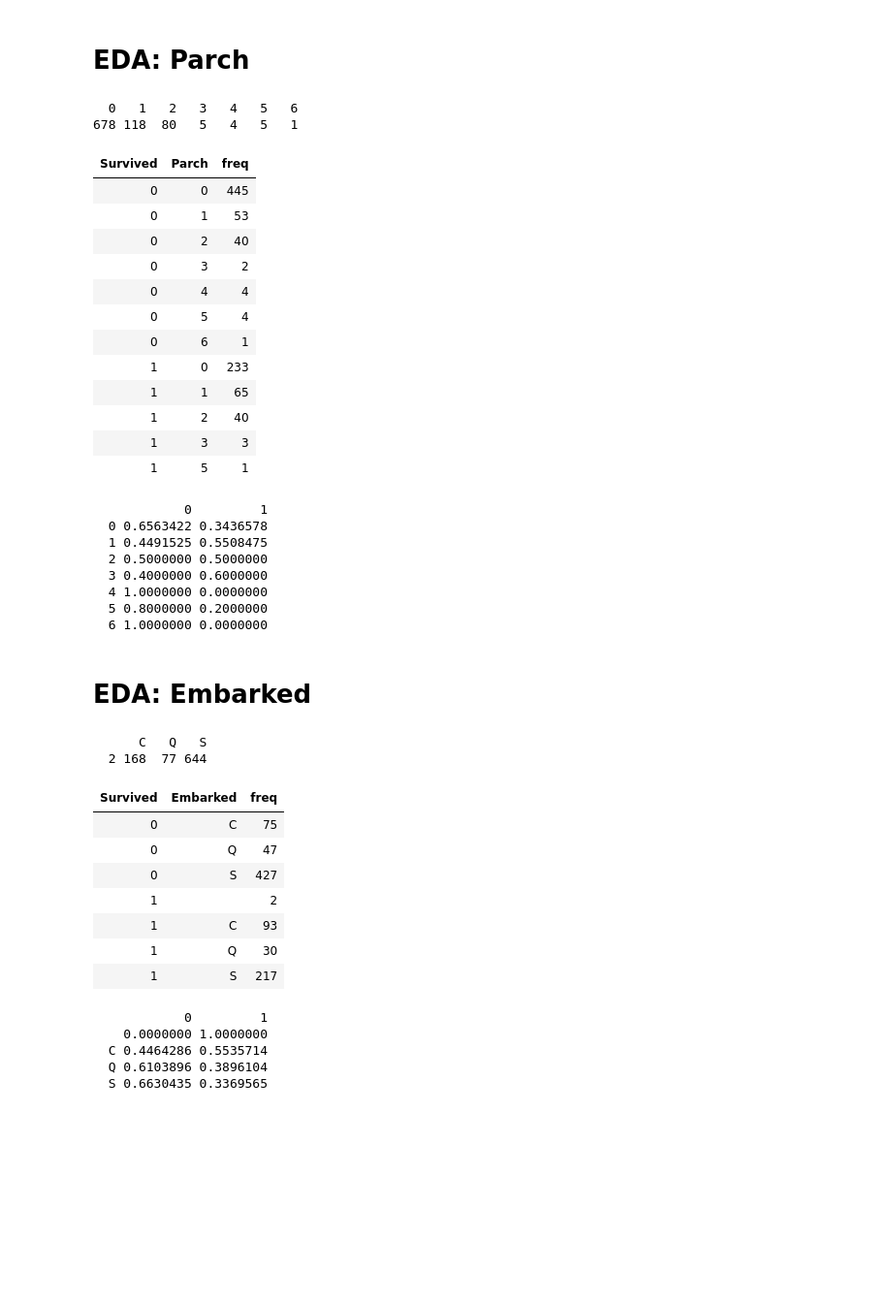
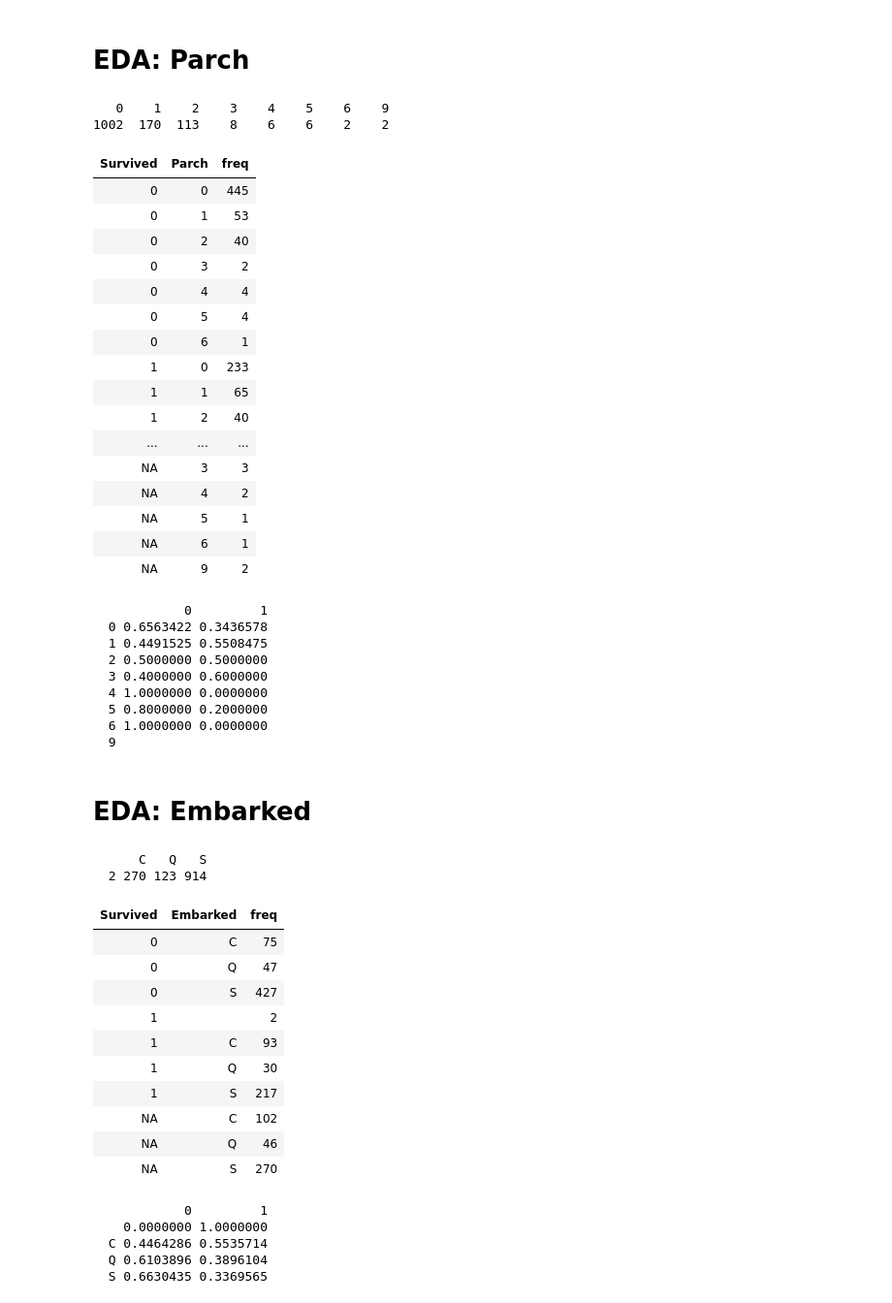
Before and after one commit to jongggg/Titanic, a Jupyter notebook: titanic.ipynb, the cells around one changed output. Shown at 97% size. Cells and saved outputs as stored; diff of their text form; code cells hidden in the pictures; blank space fills up the shorter version.

```diff
--- a/titanic.ipynb
+++ b/titanic.ipynb
@@ -70,3 +84,7 @@ PassengerId    Survived      Pclass        Name         Sex         Age
         891           2           3         891           2          89
       SibSp       Parch      Ticket        Fare       Cabin    Embarked
           7           7         681         248         148           4
+# %%
+full=bind_rows(train,test)
+head(full)
+full=as.data.frame(full)
@@ -154,28 +281,32 @@ prop.table(table(train$SibSp,train$Survived),1) #배우자,형제자매가 많
 # %% [markdown]
 # EDA: Parch
 # %%
-table(train$Parch)
+table(full$Parch)
 # %% [output]
-  0   1   2   3   4   5   6
-678 118  80   5   4   5   1
+   0    1    2    3    4    5    6    9
+1002  170  113    8    6    6    2    2
 # %%
-train %>% group_by(Survived, Parch) %>% summarise(freq = n())
+full %>% group_by(Survived, Parch,) %>% summarise(freq = n())
 # %% [output]
 | Survived | Parch | freq |
 | 0 | 0 | 445 |
 | 0 | 1 | 53 |
 | 0 | 2 | 40 |
 | 0 | 3 | 2 |
 | 0 | 4 | 4 |
 | 0 | 5 | 4 |
 | 0 | 6 | 1 |
 | 1 | 0 | 233 |
 | 1 | 1 | 65 |
 | 1 | 2 | 40 |
-| 1 | 3 | 3 |
-| 1 | 5 | 1 |
+| ... | ... | ... |
+| NA | 3 | 3 |
+| NA | 4 | 2 |
+| NA | 5 | 1 |
+| NA | 6 | 1 |
+| NA | 9 | 2 |
 # %%
-prop.table(table(train$Parch,train$Survived),1) #부모와 자녀를 1~3명 정도 동승했을 경우 생존률이 높음
+prop.table(table(full$Parch,full$Survived),1) #부모와 자녀를 1~3명 정도 동승했을 경우 생존률이 높음
 # %% [output]
             0         1
   0 0.6563422 0.3436578
@@ -185,15 +316,16 @@ prop.table(table(train$Parch,train$Survived),1) #부모와 자녀를 1~3명 정
   4 1.0000000 0.0000000
   5 0.8000000 0.2000000
   6 1.0000000 0.0000000
+  9
 # %% [markdown]
 # EDA: Embarked
 # %%
-table(train$Embarked) #결측값 2개
+table(full$Embarked) #결측값 2개
 # %% [output]
       C   Q   S
-  2 168  77 644
+  2 270 123 914
 # %%
-train %>% group_by(Survived, Embarked) %>% summarise(freq = n())
+full %>% group_by(Survived, Embarked) %>% summarise(freq = n())
 # %% [output]
 | Survived | Embarked | freq |
 | 0 | C | 75 |
@@ -203,4 +335,7 @@ train %>% group_by(Survived, Embarked) %>% summarise(freq = n())
 | 1 | C | 93 |
 | 1 | Q | 30 |
 | 1 | S | 217 |
+| NA | C | 102 |
+| NA | Q | 46 |
+| NA | S | 270 |
 # %%
```
Also changed, not shown: parts of 50 cells of this notebook.
